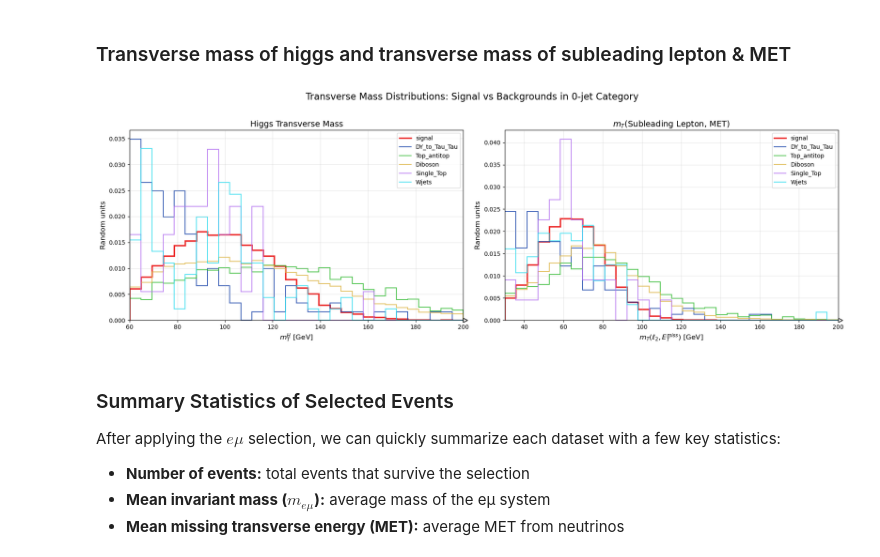
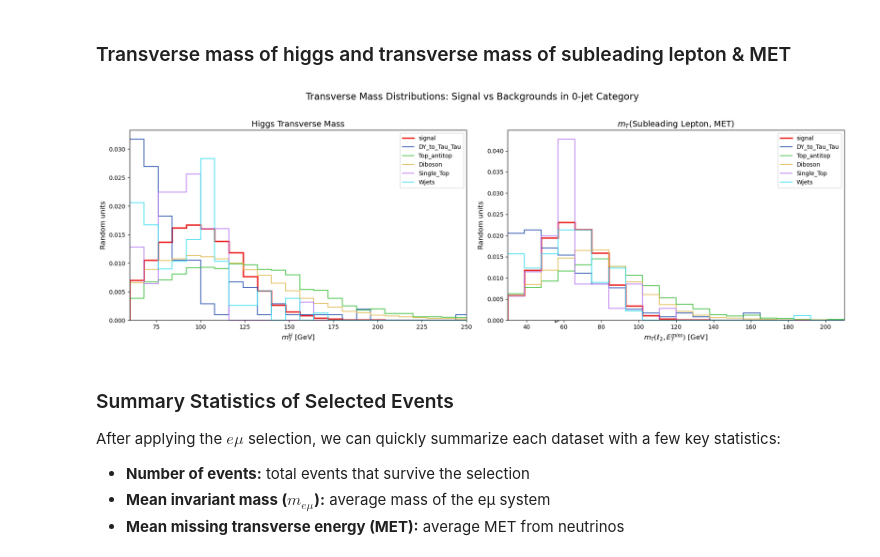
Before and after one commit to anujraghav252/H-to-WW-NanoAOD-analysis, a Jupyter notebook: notebooks/Global_selection.ipynb, the cells around one changed output. Saved outputs shown, nothing was run; the diff lists cells and outputs as text; code cells hidden in the pictures.

Commit message:
Improved stacked histogram

```diff
--- a/notebooks/Global_selection.ipynb
+++ b/notebooks/Global_selection.ipynb
@@ -859,7 +859,7 @@ for i, lep_type in enumerate(leptons):
             ax.set_xlim(-np.pi, np.pi)
 
         ax.set_ylabel('Random units')
-        ax.grid(True, alpha=0.3)
+        # ax.grid(True, alpha=0.3)
         ax.legend(fontsize=8)
 
 plt.suptitle('Leading and Subleading Lepton Distributions in $e\\mu$ Events', fontsize=16)
@@ -942,7 +942,7 @@ for idx, (var_name, var_props) in enumerate(event_vars.items()):
     ax.set_xlabel(var_props['xlabel'], fontsize=12)
     ax.set_ylabel('Normalized to unity', fontsize=12)
     ax.set_xlim(var_props['xlim'])
-    ax.grid(True, alpha=0.3)
+    # ax.grid(True, alpha=0.3)
     ax.legend(fontsize=8)
 
 plt.suptitle('Event-Level Distributions in $e\\mu$ Channel', fontsize=16)
@@ -954,8 +954,8 @@ plt.show()
 ### Transverse mass of higgs and transverse mass of subleading lepton & MET
 # %%
 # Define bins
-mth_bins = np.linspace(60, 200, 31)
-mt_l2_bins = np.linspace(30, 200, 31)
+mth_bins = np.linspace(60, 300, 31)
+mt_l2_bins = np.linspace(30, 300, 31)
 
 # subplots side by side
 fig, (ax1, ax2) = plt.subplots(1, 2, figsize=(18, 6))
@@ -981,40 +981,40 @@ ax1.set_xlabel(r"$m_T^H$ [GeV]", fontsize=12)
 ax1.set_ylabel("Random units", fontsize=12)
 ax1.set_title(r"Higgs Transverse Mass", fontsize=14)
 ax1.legend()
-ax1.grid(True, alpha=0.3)
-ax1.set_xlim(60, 200)
+# ax1.grid(True, alpha=0.3)
+ax1.set_xlim(60, 250)
 
 #  mT between subleading lepton and MET
 for sample in files.keys():
     if sample in event_variables and event_variables[sample] is not None and 'mt_l2_met' in event_variables[sample]:
         mt_l2_met = event_variables[sample]['mt_l2_met']
         if len(mt_l2_met) > 0:
             mt_l2_met_np = ak.to_numpy(mt_l2_met)
 
             h = Hist.new.Var(mt_l2_bins, name="mt_l2_met").Double()
             h.fill(**{'mt_l2_met': mt_l2_met_np})
 
             linewidth = 2.5 if sample == 'signal' else 1.5
             alpha = 1.0 if sample == 'signal' else 0.8
 
             h.plot(ax=ax2, histtype="step", label=sample, color=colors[sample],
                    linewidth=linewidth, alpha=alpha, density=True, yerr=False)
 
 
 ax2.set_xlabel(r"$m_T(\ell_2, E_T^{miss})$ [GeV]", fontsize=12)
 ax2.set_ylabel("Random units", fontsize=12)
 ax2.set_title(r"$m_T$(Subleading Lepton, MET)", fontsize=14)
 ax2.legend()
-ax2.grid(True, alpha=0.3)
-ax2.set_xlim(30, 200)
+# ax2.grid(True, alpha=0.3)
+ax2.set_xlim(30, 210)
 
 # Add  title
 fig.suptitle("Transverse Mass Distributions: Signal vs Backgrounds in 0-jet Category", fontsize=16, y=1.02)
 
 plt.tight_layout()
 plt.show()
 # %% [output]
-[figure, old version]
+[figure, new version]
 # %% [markdown]
 ### Summary Statistics of Selected Events
 
```
